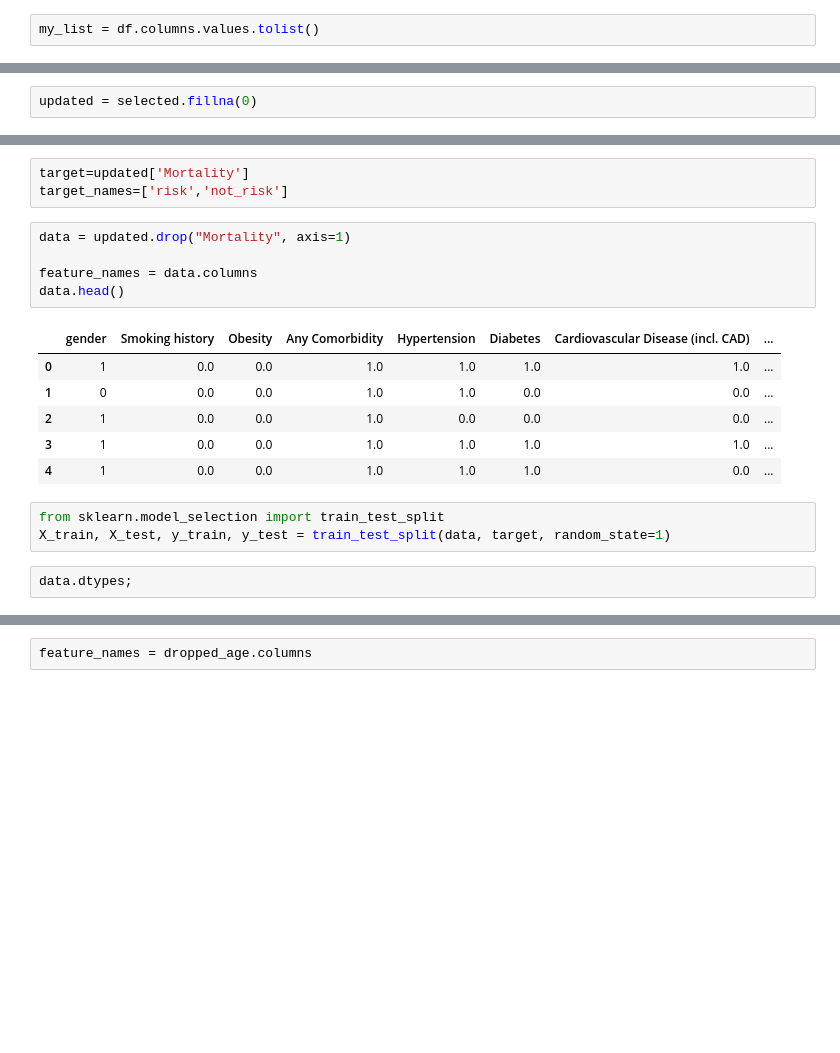
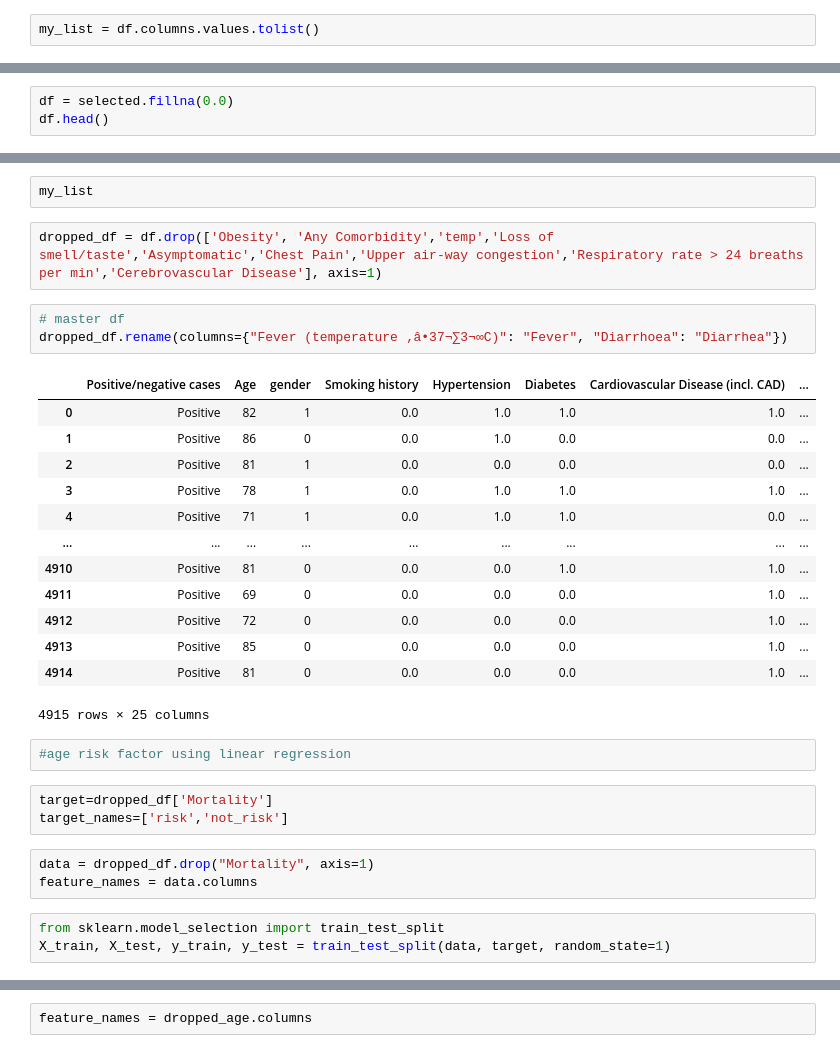
Before and after one commit to stellakk75/COVID-19RiskCalc, a Jupyter notebook: RiskFactorsML.ipynb, the cells around one changed output, grey strips where cells are left out. Saved outputs shown, nothing was run; the diff lists cells and outputs as text; blank space fills up the shorter version.

```diff
--- a/RiskFactorsML.ipynb
+++ b/RiskFactorsML.ipynb
@@ -51,2 +28,3 @@ selected
 # %%
-updated = selected.fillna(0)
+df = selected.fillna(0.0)
+df.head()
@@ -53,20 +39,32 @@ updated = selected.fillna(0)
+# %%
+my_list
+# %%
+dropped_df = df.drop(['Obesity', 'Any Comorbidity','temp','Loss of smell/taste','Asymptomatic','Chest Pain','Upper air-way congestion','Respiratory rate > 24 breaths per min','Cerebrovascular Disease'], axis=1)
+# %%
+# master df
+dropped_df.rename(columns={"Fever (temperature ‚â•37¬∑3¬∞C)": "Fever", "Diarrhoea": "Diarrhea"})
+# %% [output]
+|  | Positive/negative cases | Age | gender | Smoking history | Hypertension | Diabetes | Cardiovascular Disease (incl. CAD) | ... |
+| 0 | Positive | 82 | 1 | 0.0 | 1.0 | 1.0 | 1.0 | ... |
+| 1 | Positive | 86 | 0 | 0.0 | 1.0 | 0.0 | 0.0 | ... |
+| 2 | Positive | 81 | 1 | 0.0 | 0.0 | 0.0 | 0.0 | ... |
+| 3 | Positive | 78 | 1 | 0.0 | 1.0 | 1.0 | 1.0 | ... |
+| 4 | Positive | 71 | 1 | 0.0 | 1.0 | 1.0 | 0.0 | ... |
+| ... | ... | ... | ... | ... | ... | ... | ... | ... |
+| 4910 | Positive | 81 | 0 | 0.0 | 0.0 | 1.0 | 1.0 | ... |
+| 4911 | Positive | 69 | 0 | 0.0 | 0.0 | 0.0 | 1.0 | ... |
+| 4912 | Positive | 72 | 0 | 0.0 | 0.0 | 0.0 | 1.0 | ... |
+| 4913 | Positive | 85 | 0 | 0.0 | 0.0 | 0.0 | 1.0 | ... |
+| 4914 | Positive | 81 | 0 | 0.0 | 0.0 | 0.0 | 1.0 | ... |
+4915 rows × 25 columns
+# %%
+#age risk factor using linear regression
 # %%
-target=updated['Mortality']
+target=dropped_df['Mortality']
 target_names=['risk','not_risk']
 # %%
-data = updated.drop("Mortality", axis=1)
-
+data = dropped_df.drop("Mortality", axis=1)
 feature_names = data.columns
-data.head()
-# %% [output]
-|  | gender | Smoking history | Obesity | Any Comorbidity | Hypertension | Diabetes | Cardiovascular Disease (incl. CAD) | ... |
-| 0 | 1 | 0.0 | 0.0 | 1.0 | 1.0 | 1.0 | 1.0 | ... |
-| 1 | 0 | 0.0 | 0.0 | 1.0 | 1.0 | 0.0 | 0.0 | ... |
-| 2 | 1 | 0.0 | 0.0 | 1.0 | 0.0 | 0.0 | 0.0 | ... |
-| 3 | 1 | 0.0 | 0.0 | 1.0 | 1.0 | 1.0 | 1.0 | ... |
-| 4 | 1 | 0.0 | 0.0 | 1.0 | 1.0 | 1.0 | 0.0 | ... |
 # %%
 from sklearn.model_selection import train_test_split
 X_train, X_test, y_train, y_test = train_test_split(data, target, random_state=1)
-# %%
-data.dtypes;
```
Also changed, not shown: parts of 23 cells of this notebook, 3 other files.
